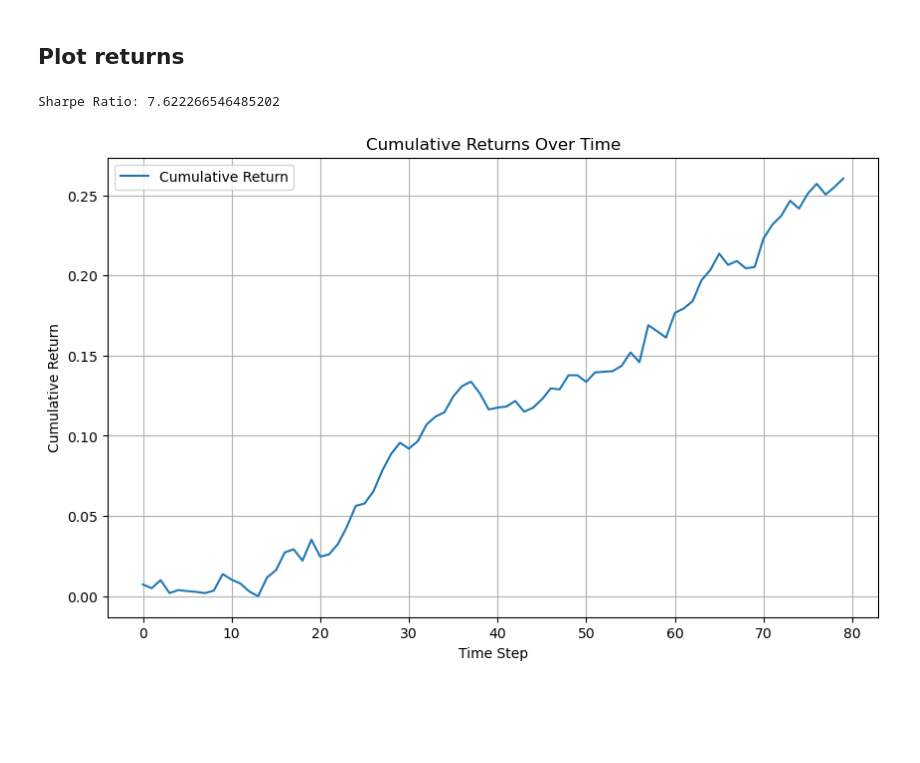
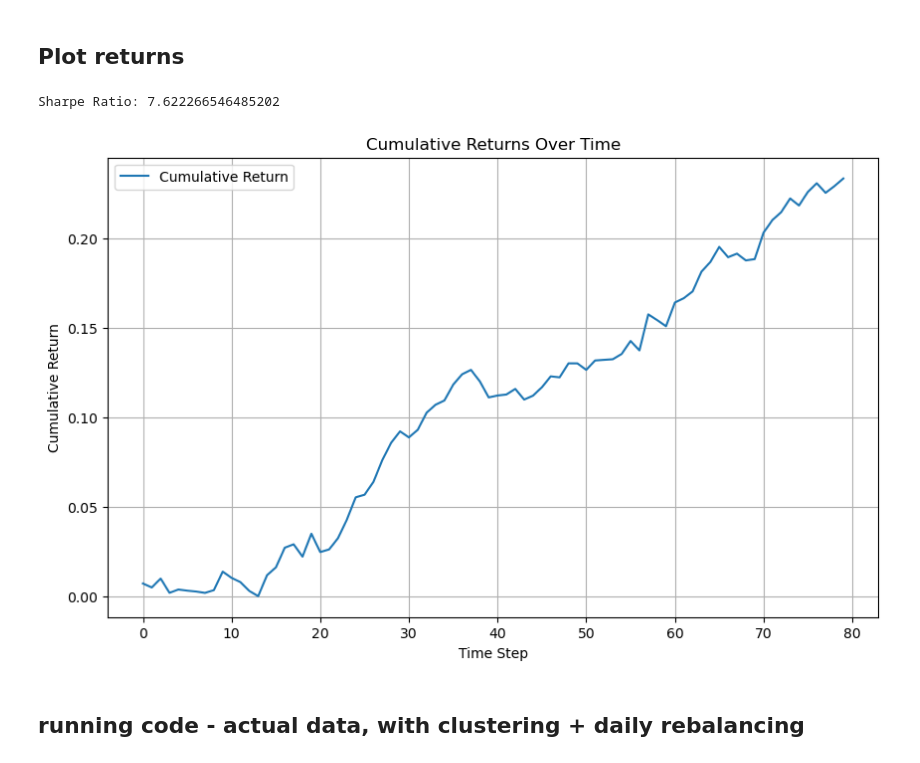
Before and after one commit to annluie/leadlagClustering-1, a Jupyter notebook: portfolio_construct.ipynb, the cells around one changed output. Drawn from its saved outputs; the diff is of its cells as text; code cells hidden in the pictures; blank space fills up the shorter version.

```diff
--- a/portfolio_construct.ipynb
+++ b/portfolio_construct.ipynb
@@ -17,0 +18,10 @@ import leadlag as ll
+# %%
+##################
+# Define global variables
+##################
+L = 60 #lookback window - 60 days for global/cluster, yearly for meta
+rebalance = 5 #rebalancing frequency
+START_YEAR = 2000
+END_YEAR = 2016
+k = 50 #number of clusters
+robust = 10 #number of times to repeat pipeline and average
@@ -18,9 +30,4 @@ import leadlag as ll
 # %%
-##################
-# Define global variables
-##################
-L = 20 #lookback window
-rebalance = 5 #rebalancing frequency
 # load in data
 # TEMPORARY: Default data for testing
 #from clustering import ETFs
@@ -254,28 +267,31 @@ while t <= returns.shape[0] - 1:  # Ensure we have enough data for the lookback
 # %%
 import numpy as np
 import matplotlib.pyplot as plt
 
 # Example port_returns as a numpy array or pandas Series
 # port_returns = np.array([...]) or pd.Series([...])
 # Convert list to numpy array
 port_returns_arr = np.array(port_returns)
 sharpe = pa.sharpe_ratio_annual(port_returns_arr, risk_free_rate=0.0)  # Assuming no risk-free rate for simplicity
 print(f"Sharpe Ratio: {sharpe}")
 # Calculate cumulative returns
-cumulative_returns = np.cumprod(1 + port_returns_arr.flatten()) - 1  # flatten if 2D array
+#cumulative_returns = np.cumprod(1 + port_returns_arr.flatten()) - 1  # flatten if 2D array
+cumulative_returns = port_returns_arr.cumsum()
 
 # Create a simple integer index for x-axis
 time_index = np.arange(len(cumulative_returns))
 
 # Plot cumulative returns against time index
 plt.figure(figsize=(10,6))
 plt.plot(time_index, cumulative_returns, label='Cumulative Return')
 plt.xlabel('Time Step')
 plt.ylabel('Cumulative Return')
 plt.title('Cumulative Returns Over Time')
 plt.legend()
 plt.grid(True)
 plt.show()
 # %% [output]
 Sharpe Ratio: 7.622266546485202
-[figure, old version]
+[figure, new version]
+# %% [markdown]
+## running code - actual data, with clustering + daily rebalancing
```
Also changed, not shown: parts of 7 cells of this notebook, 1 other file.
